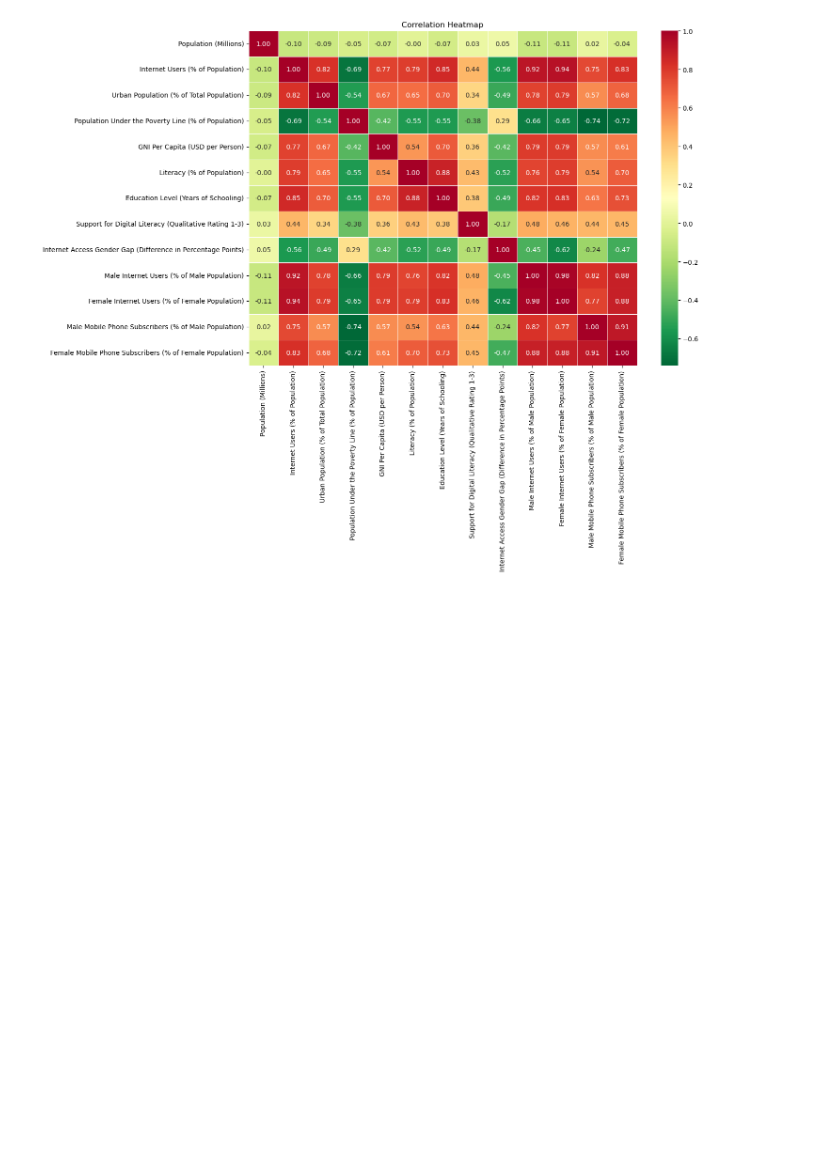
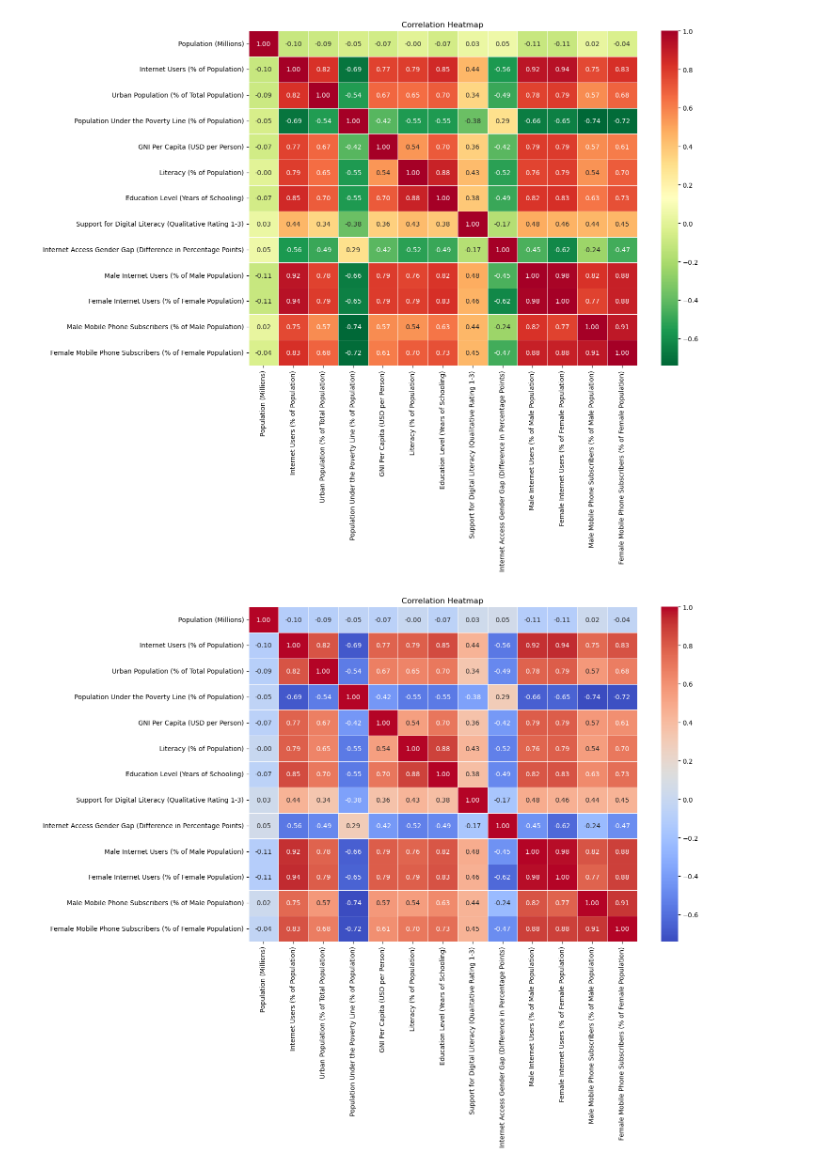
Before and after one commit to tiascott01/07_GroupProject1, a Jupyter notebook: Internet Demographics/internet-usage-working.ipynb, the cells around one changed output. Saved outputs shown, nothing was run; the diff lists cells and outputs as text; code cells hidden in the pictures; blank space fills up the shorter version.

```diff
--- a/Internet Demographics/internet-usage-working.ipynb
+++ b/Internet Demographics/internet-usage-working.ipynb
@@ -748,3 +748,32 @@ plt.savefig("Graphics/Correlation_Heatmap.png")
 plt.show()
 # %% [output]
 [figure]
+# %%
+columns = [
+    'Population (Millions)', 'Internet Users (% of Population)',
+    'Urban Population (% of Total Population)', 'Population Under the Poverty Line (% of Population)',
+    'GNI Per Capita (USD per Person)', 'Literacy (% of Population)',
+    'Education Level (Years of Schooling)', 'Support for Digital Literacy (Qualitative Rating 1-3)',
+    'Internet Access Gender Gap (Difference in Percentage Points)',
+    'Male Internet Users (% of Male Population)', 'Female Internet Users (% of Female Population)',
+    'Male Mobile Phone Subscribers (% of Male Population)',
+    'Female Mobile Phone Subscribers (% of Female Population)'
+]
+
+# Calculate the correlation matrix for the specified columns
+corr_matrix = demo_df[columns].corr()
+
+# Generate a heatmap
+plt.figure(figsize=(15, 12))
+sns.heatmap(corr_matrix, annot=True, cmap='coolwarm', fmt='.2f', linewidths=.5)
+plt.title('Correlation Heatmap')
+# plt.xticks(rotation=45)  # Rotate x labels for better visibility
+# plt.yticks(rotation=45, ha='right')  # Rotate y labels for better visibility
+plt.tight_layout()  # Adjust the layout
+
+# Save the figure
+plt.savefig("Graphics/Correlation_Heatmap.png")
+
+plt.show()
+# %% [output]
+[figure, added]
```
Also changed, not shown: parts of 2 cells of this notebook, 2 other files.
